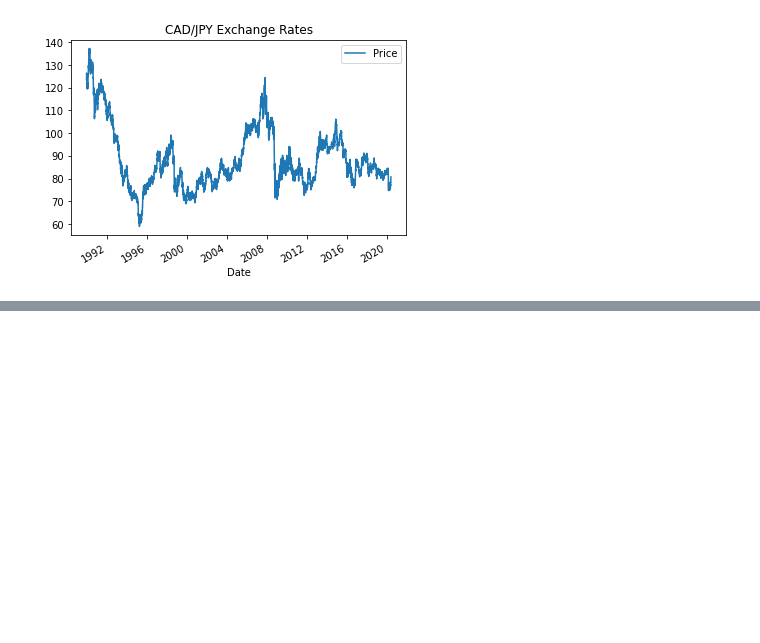
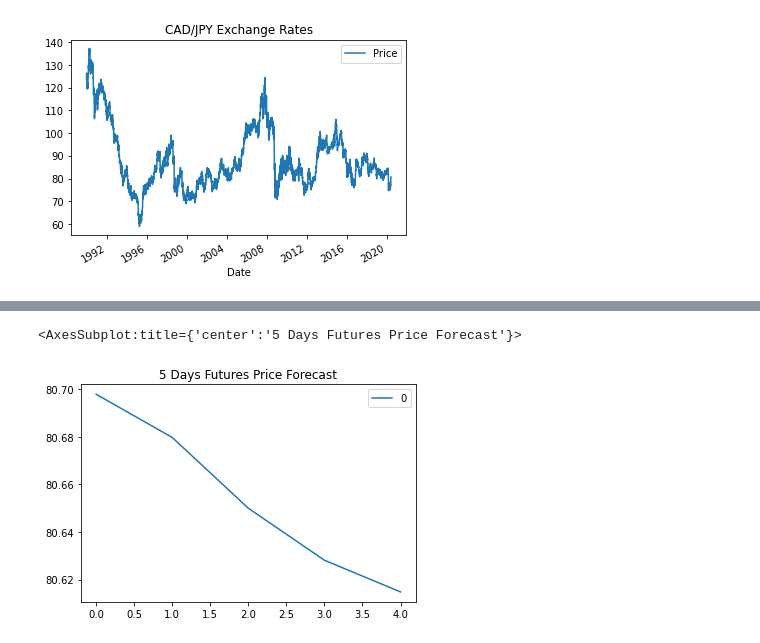
Before and after one commit to roshp1/time-series-analysis, a Jupyter notebook: time_series_analysis.ipynb, the cells around one changed output, grey strips where cells are left out. Saved outputs shown, nothing was run; the diff lists cells and outputs as text; code cells hidden in the pictures; blank space fills up the shorter version.

```diff
--- a/time_series_analysis.ipynb
+++ b/time_series_analysis.ipynb
@@ -94,0 +176,11 @@ KeyError: "['noise', 'trend'] not in index"
+# %%
+# Forecasting the Exchange Rate Price using an ARIMA Model
+# Set P=5, D=1, and Q=1 in the model (e.g., ARIMA(df, order=(5,1,1))
+
+from statsmodels.tsa.arima_model import ARIMA
+
+# Estimate and ARIMA Model:
+model_ARIMA = ARIMA(cad_jpy_df["Price"], order=(5, 1, 1))
+
+# Fit the model
+results_ARIMA = model_ARIMA.fit()
@@ -94,0 +246,6 @@ KeyError: "['noise', 'trend'] not in index"
+# %%
+# Plot the 5 Day Price Forecast
+pd.DataFrame(results_ARIMA.forecast(steps=5)[0]).plot(title="5 Days Futures Price Forecast")
+# %% [output]
+<AxesSubplot:title={'center':'5 Days Futures Price Forecast'}>
+[figure, added]
```
Also changed, not shown: parts of 27 cells of this notebook.
